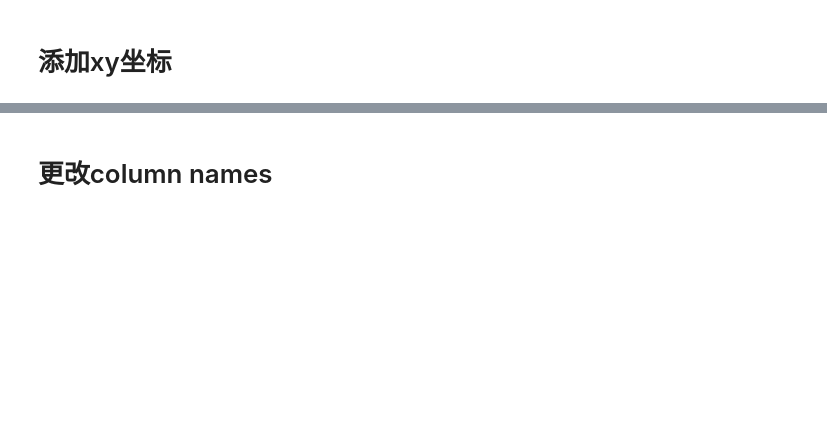
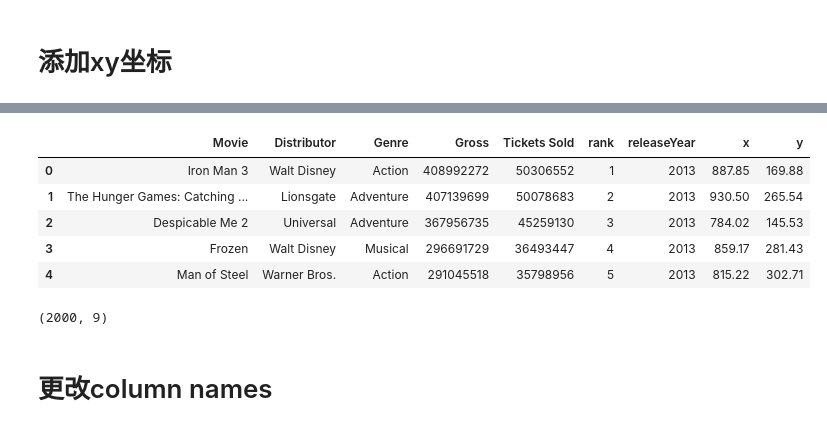
Before and after one commit to Limjohns/data_visualization, a Jupyter notebook: data/add_coordinates.ipynb, the cells around one changed output, grey strips where cells are left out. Cells and saved outputs as stored; diff of their text form; code cells hidden in the pictures; blank space fills up the shorter version.

```diff
--- a/data/add_coordinates.ipynb
+++ b/data/add_coordinates.ipynb
@@ -4,4 +9,4 @@ import numpy as np
 # %% [markdown]
 # 读取数据
 # %%
-data = pd.read_csv('data-1.csv')
+data = pd.read_csv('data_13_22.csv', sep=';')
@@ -57,3 +66,15 @@ See the caveats in the documentation: https://pandas.pydata.org/pandas-docs/stab
+# %%
+data_crop = pd.concat([data, coor], axis=1)
+data_crop.head()
+data_crop.shape
+# %% [output]
+|  | Movie | Distributor | Genre | Gross | Tickets Sold | rank | releaseYear | x | y |
+| 0 | Iron Man 3 | Walt Disney | Action | 408992272 | 50306552 | 1 | 2013 | 887.85 | 169.88 |
+| 1 | The Hunger Games: Catching ... | Lionsgate | Adventure | 407139699 | 50078683 | 2 | 2013 | 930.50 | 265.54 |
+| 2 | Despicable Me 2 | Universal | Adventure | 367956735 | 45259130 | 3 | 2013 | 784.02 | 145.53 |
+| 3 | Frozen | Walt Disney | Musical | 296691729 | 36493447 | 4 | 2013 | 859.17 | 281.43 |
+| 4 | Man of Steel | Warner Bros. | Action | 291045518 | 35798956 | 5 | 2013 | 815.22 | 302.71 |
+(2000, 9)
 # %% [markdown]
 # 更改column names
 # %%
```
Also changed, not shown: parts of 20 cells of this notebook, 2 other files.
